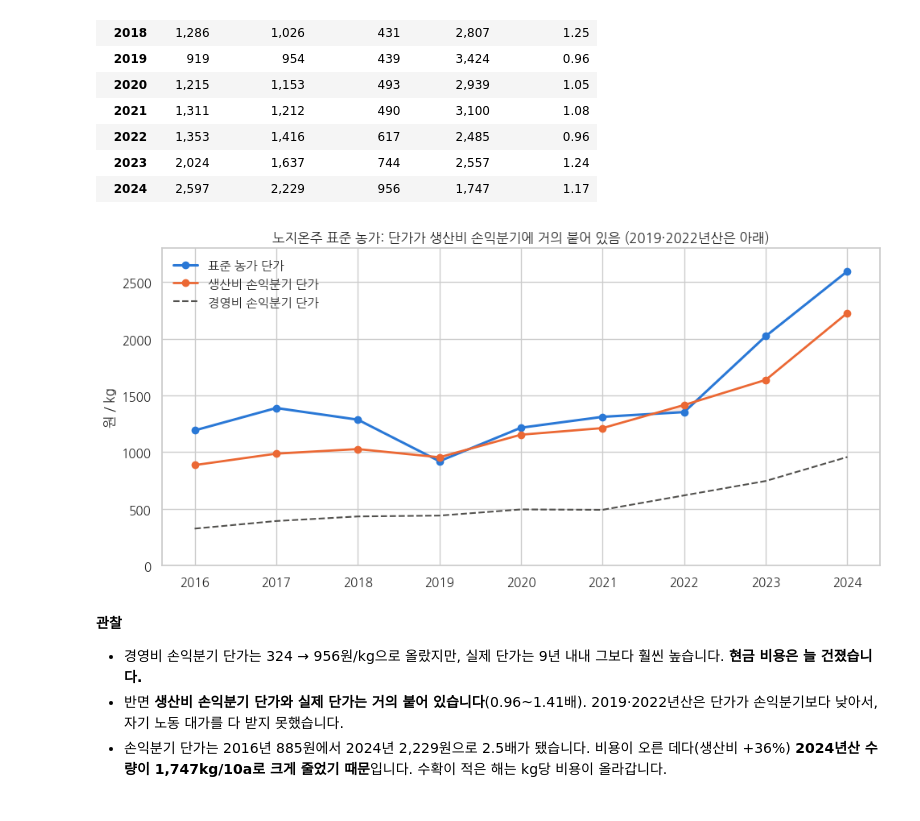
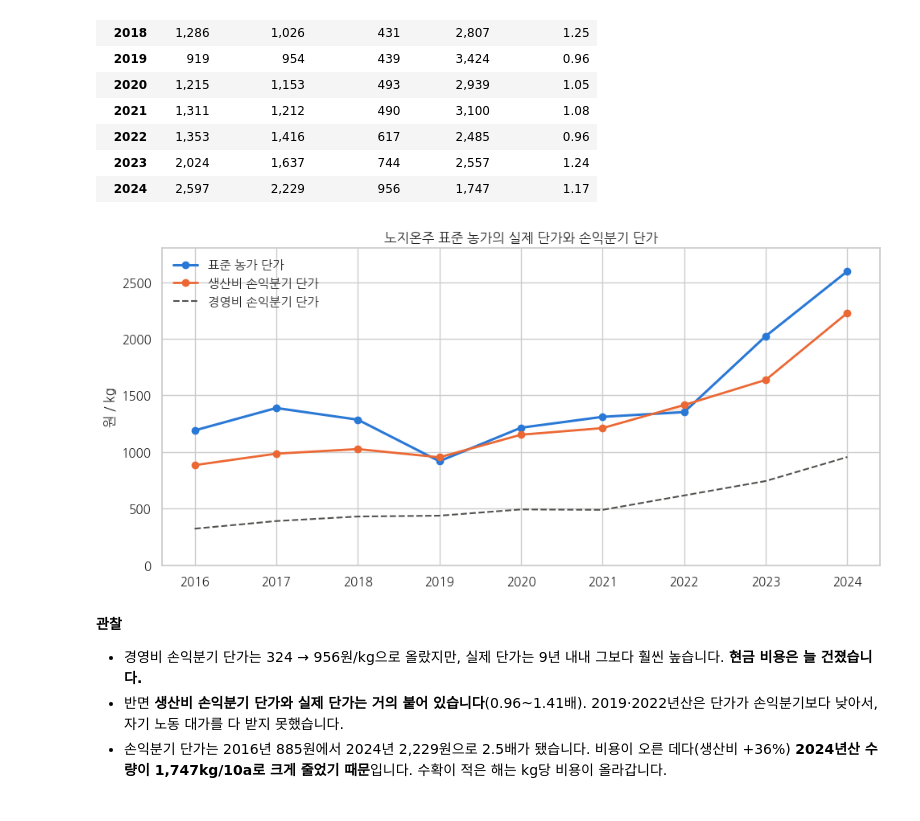
Before and after one commit to Jeju-Citrus-Analysis-Agent/Citrus-Analysis, a Jupyter notebook: notebooks/04_breakeven_decomposition.ipynb, the cells around one changed output. Drawn from its saved outputs; the diff is of its cells as text; code cells hidden in the pictures.

```diff
--- a/notebooks/04_breakeven_decomposition.ipynb
+++ b/notebooks/04_breakeven_decomposition.ipynb
@@ -85,19 +85,19 @@ be.style.format({"표준 단가": "{:,.0f}", "생산비 손익분기": "{:,.0f}"
 # %%
 fig, ax = plt.subplots(figsize=(10, 4.8))
 ax.plot(be.index, be["표준 단가"], color=C1, linewidth=2.2, marker="o", markersize=6, label="표준 농가 단가")
 ax.plot(be.index, be["생산비 손익분기"], color=C2, linewidth=2, marker="o", markersize=6, label="생산비 손익분기 단가")
 ax.plot(be.index, be["경영비 손익분기"], color=MUTED, linewidth=1.5, linestyle="--", label="경영비 손익분기 단가")
 ax.fill_between(be.index, be["표준 단가"], be["생산비 손익분기"], where=be["표준 단가"] < be["생산비 손익분기"],
                 color=C2, alpha=0.15, interpolate=True)
 ax.set_ylabel("원 / kg")
 ax.set_ylim(0, 2800)
-ax.set_title("노지온주 표준 농가: 단가가 생산비 손익분기에 거의 붙어 있음 (2019·2022년산은 아래)")
+ax.set_title("노지온주 표준 농가의 실제 단가와 손익분기 단가")
 ax.legend(loc="upper left", frameon=False)
 fig.tight_layout()
 fig.savefig(FIGURES_DIR / "04_noji_breakeven_price.png", dpi=150)
 plt.show()
 # %% [output]
-[figure, old version]
+[figure, new version]
 # %% [markdown]
 **관찰**
 
```
Also changed, not shown: parts of 5 cells of this notebook, 11 other files.
